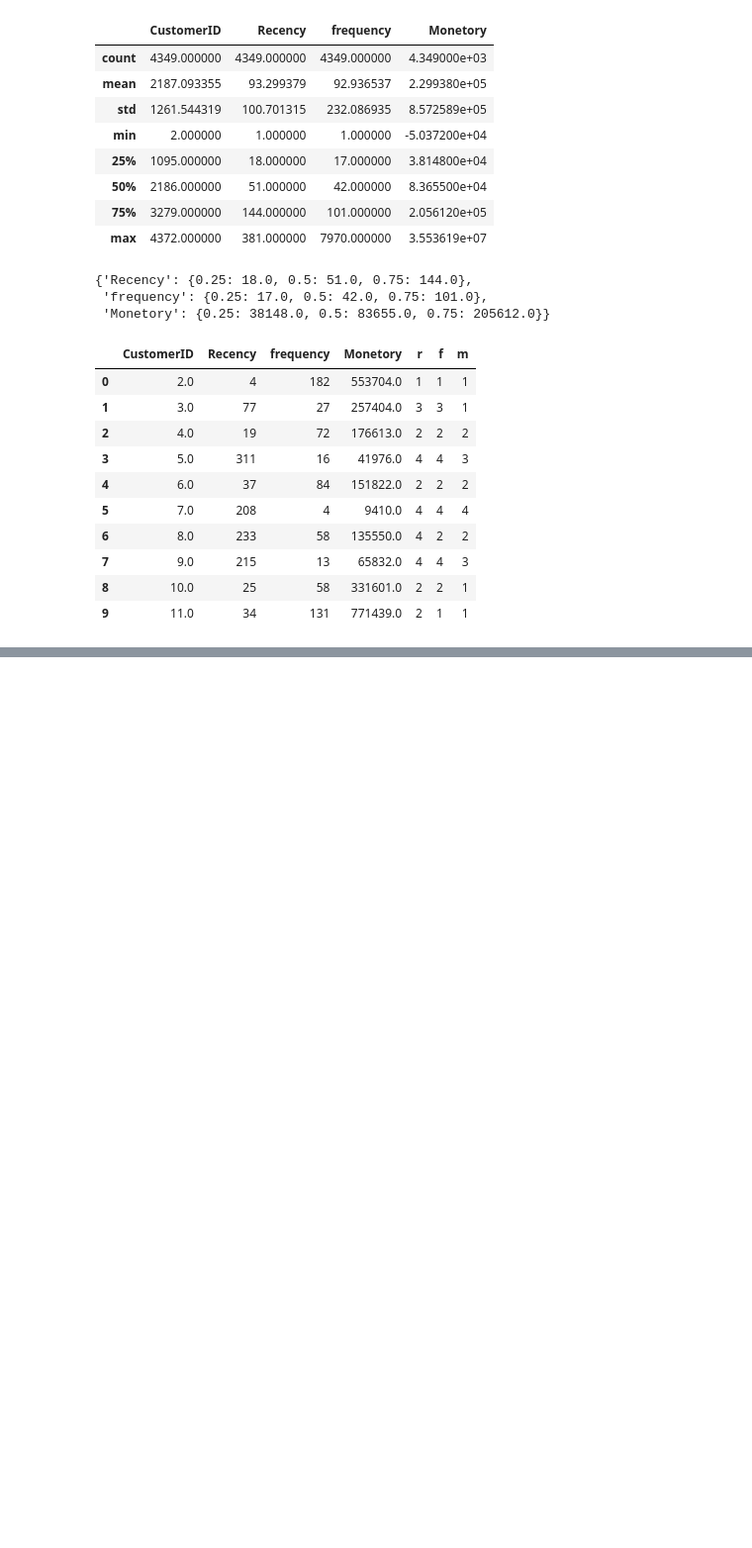
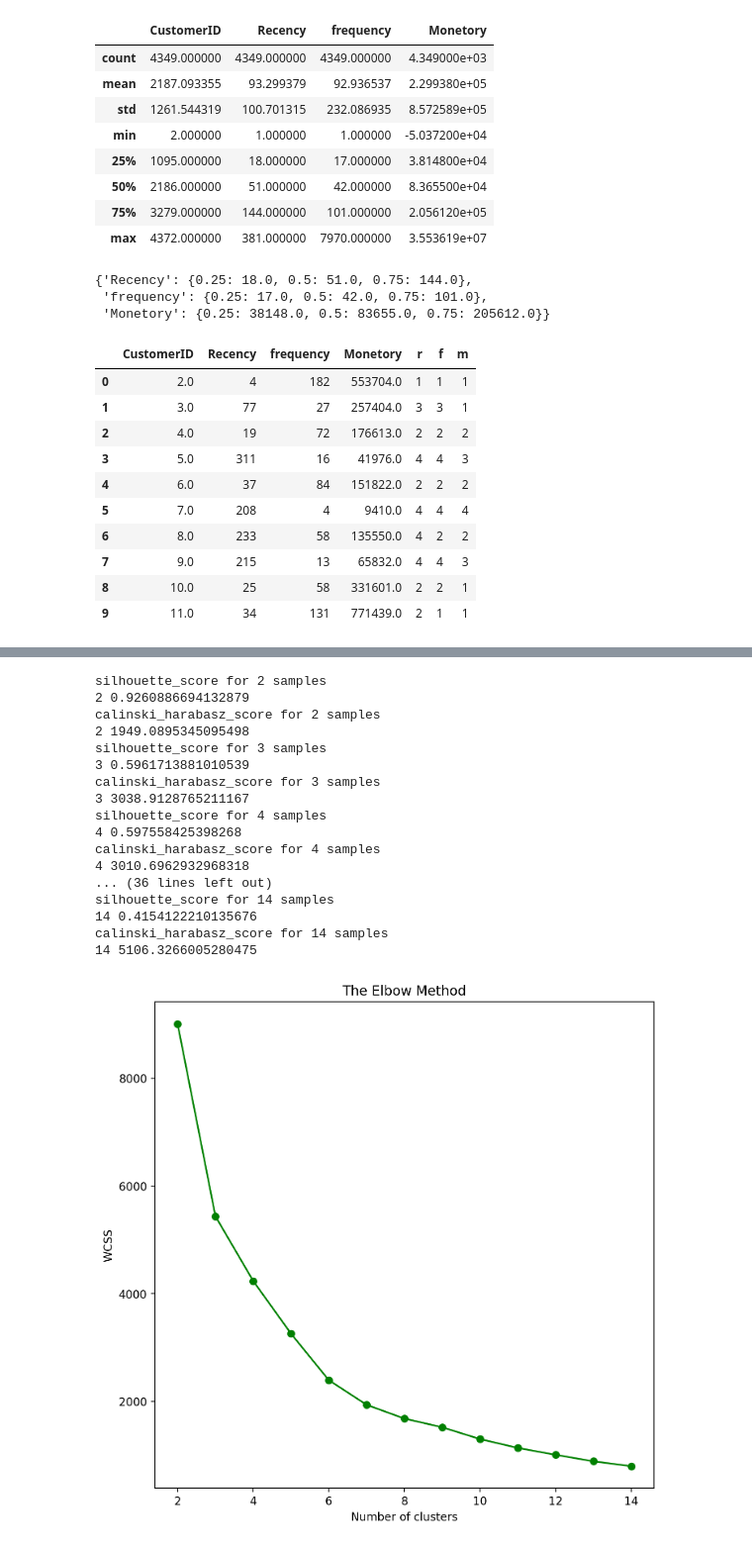
Before and after one commit to mukeshmk7/E_commerce_analytics, a Jupyter notebook: E_commerce_analytics.ipynb, the cells around one changed output, grey strips where cells are left out. Shown: that part at 99% size. Drawn from its saved outputs; the diff is of its cells as text; code cells hidden in the pictures; blank space fills up the shorter version.

```diff
--- a/E_commerce_analytics.ipynb
+++ b/E_commerce_analytics.ipynb
@@ -266,0 +350,4 @@ rmf.head(10)
+# %%
+df_final = rmf[['Recency', 'frequency', 'Monetory']]
+# %%
+df_final.index = rmf['CustomerID']
@@ -266,0 +364,6 @@ rmf.head(10)
+# %%
+from sklearn.preprocessing import StandardScaler
+scaler = StandardScaler()
+scaled_df = scaler.fit_transform(df_final)
+# %%
+scaled_df = pd.DataFrame(scaled_df, columns=['Recency', 'frequency', 'Monetory'], index= df_final.index)
@@ -266,0 +383,36 @@ rmf.head(10)
+# %%
+wcss = []
+for i in range(2, 15):
+    kmeans = KMeans(n_clusters = i, init = 'k-means++', random_state = 101)
+    kmeans.fit(scaled_df)
+    labels = kmeans.predict(scaled_df)
+    print(f"silhouette_score for {i} samples")
+    print (i, silhouette_score(scaled_df,labels))
+    print(f"calinski_harabasz_score for {i} samples")
+    print (i, calinski_harabasz_score(scaled_df,labels))
+    wcss.append(kmeans.inertia_)
+plt.figure(figsize=(8, 8), dpi=200)
+plt.plot(range(2, 15), wcss, marker='o', color='green',)
+plt.title('The Elbow Method')
+plt.xlabel('Number of clusters')
+plt.ylabel('WCSS')
+plt.show()
+# %% [output]
+silhouette_score for 2 samples
+2 0.9260886694132879
+calinski_harabasz_score for 2 samples
+2 1949.0895345095498
+silhouette_score for 3 samples
+3 0.5961713881010539
+calinski_harabasz_score for 3 samples
+3 3038.9128765211167
+silhouette_score for 4 samples
+4 0.597558425398268
+calinski_harabasz_score for 4 samples
+4 3010.6962932968318
+... (36 lines left out)
+silhouette_score for 14 samples
+14 0.4154122210135676
+calinski_harabasz_score for 14 samples
+14 5106.3266005280475
+[figure, added]
```
Also changed, not shown: parts of 15 cells of this notebook.
